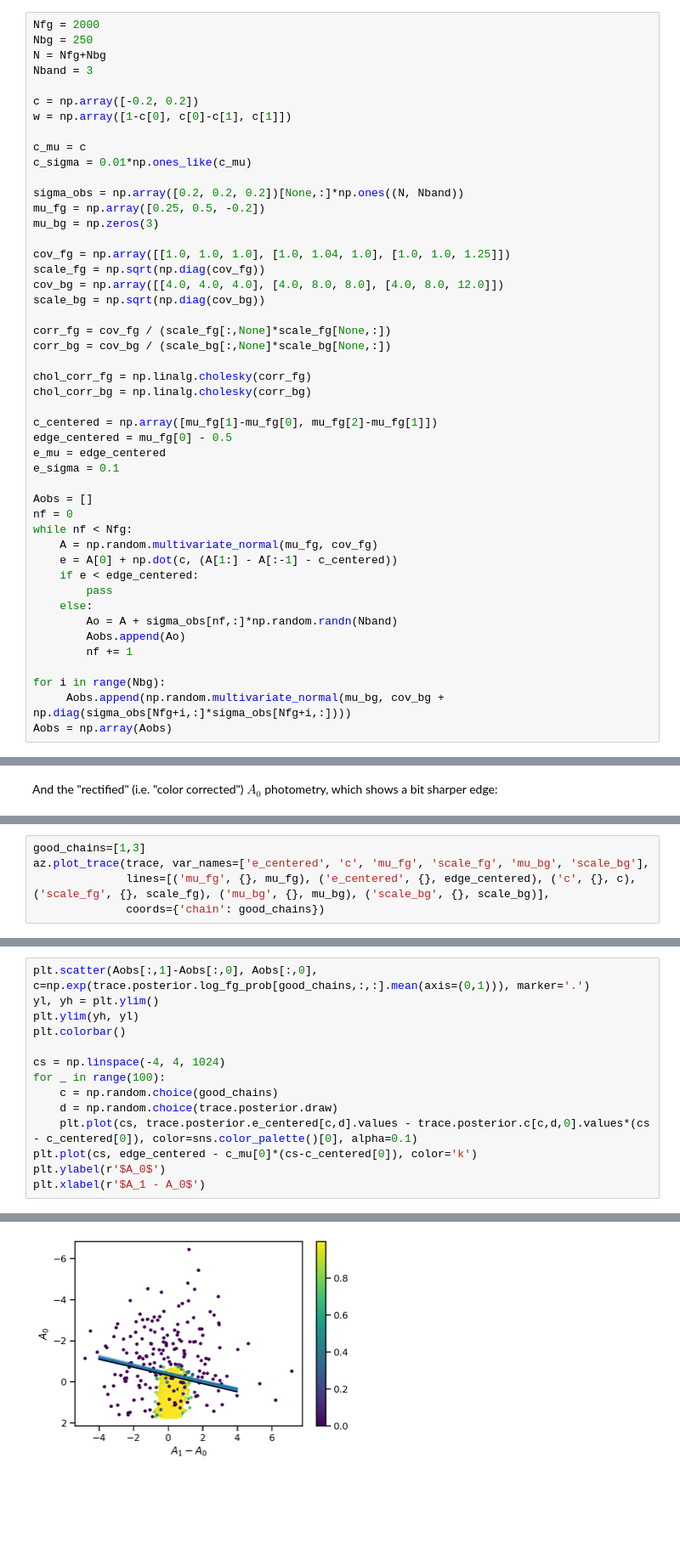
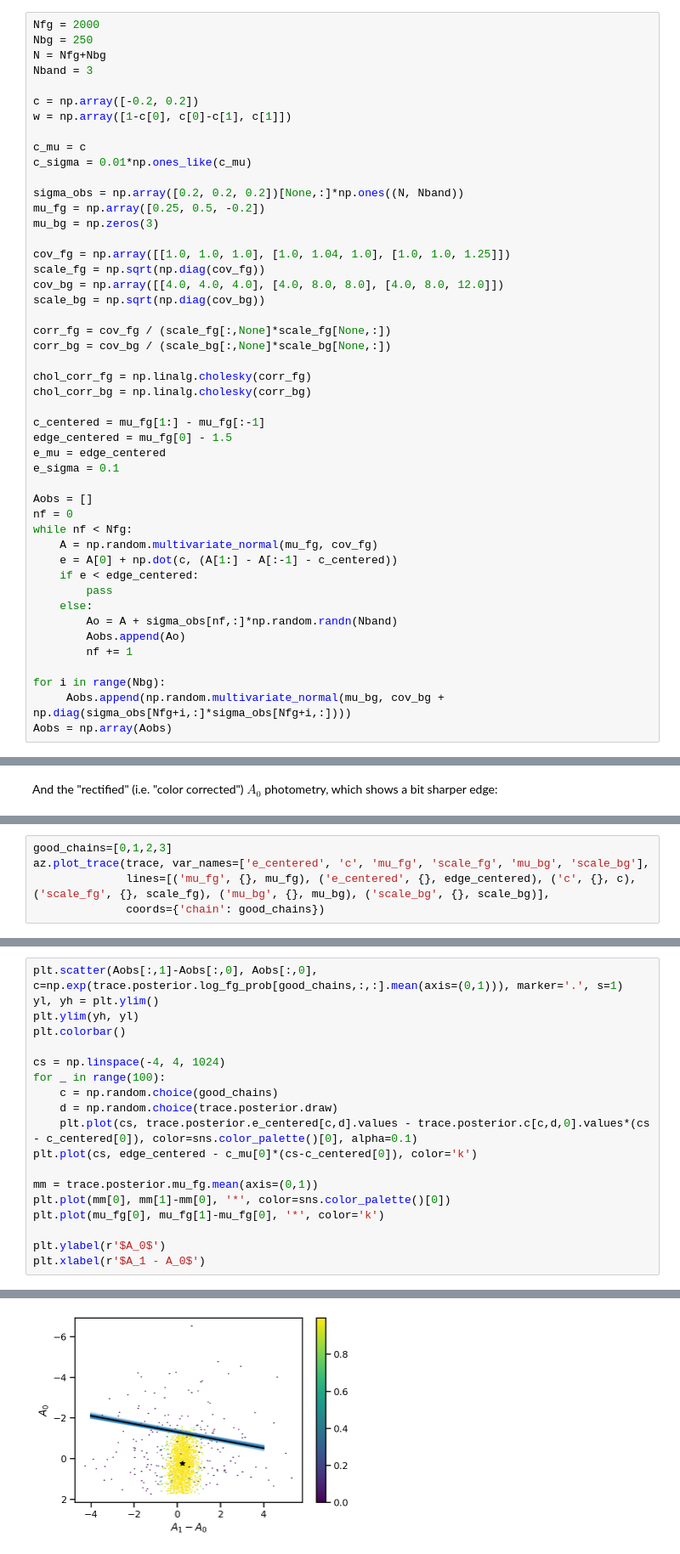
Before and after one commit to farr/EdgePhotometry, a Jupyter notebook: MockPhotometry.ipynb, the cells around one changed output, grey strips where cells are left out. Shown at 85% size. Saved outputs shown, nothing was run; the diff lists cells and outputs as text; blank space fills up the shorter version.

```diff
--- a/MockPhotometry.ipynb
+++ b/MockPhotometry.ipynb
@@ -54,8 +54,8 @@ corr_bg = cov_bg / (scale_bg[:,None]*scale_bg[None,:])
 chol_corr_fg = np.linalg.cholesky(corr_fg)
 chol_corr_bg = np.linalg.cholesky(corr_bg)
 
-c_centered = np.array([mu_fg[1]-mu_fg[0], mu_fg[2]-mu_fg[1]])
-edge_centered = mu_fg[0] - 0.5
+c_centered = mu_fg[1:] - mu_fg[:-1]
+edge_centered = mu_fg[0] - 1.5
 e_mu = edge_centered
 e_sigma = 0.1
 
@@ -155,5 +148,5 @@ Looks like initialization is still an issue, so the cell below is set up to excl
 # %%
-good_chains=[1,3]
+good_chains=[0,1,2,3]
 az.plot_trace(trace, var_names=['e_centered', 'c', 'mu_fg', 'scale_fg', 'mu_bg', 'scale_bg'],
               lines=[('mu_fg', {}, mu_fg), ('e_centered', {}, edge_centered), ('c', {}, c), ('scale_fg', {}, scale_fg), ('mu_bg', {}, mu_bg), ('scale_bg', {}, scale_bg)],
               coords={'chain': good_chains})
@@ -195,17 +188,22 @@ az.summary(trace, var_names=['e_centered', 'c','mu_fg', 'cov_fg', 'mu_bg', 'cov_
 # %%
-plt.scatter(Aobs[:,1]-Aobs[:,0], Aobs[:,0], c=np.exp(trace.posterior.log_fg_prob[good_chains,:,:].mean(axis=(0,1))), marker='.')
+plt.scatter(Aobs[:,1]-Aobs[:,0], Aobs[:,0], c=np.exp(trace.posterior.log_fg_prob[good_chains,:,:].mean(axis=(0,1))), marker='.', s=1)
 yl, yh = plt.ylim()
 plt.ylim(yh, yl)
 plt.colorbar()
 
 cs = np.linspace(-4, 4, 1024)
 for _ in range(100):
     c = np.random.choice(good_chains)
     d = np.random.choice(trace.posterior.draw)
     plt.plot(cs, trace.posterior.e_centered[c,d].values - trace.posterior.c[c,d,0].values*(cs - c_centered[0]), color=sns.color_palette()[0], alpha=0.1)
 plt.plot(cs, edge_centered - c_mu[0]*(cs-c_centered[0]), color='k')
+
+mm = trace.posterior.mu_fg.mean(axis=(0,1))
+plt.plot(mm[0], mm[1]-mm[0], '*', color=sns.color_palette()[0])
+plt.plot(mu_fg[0], mu_fg[1]-mu_fg[0], '*', color='k')
+
 plt.ylabel(r'$A_0$')
 plt.xlabel(r'$A_1 - A_0$')
 # %% [output]
 Text(0.5, 0, '$A_1 - A_0$')
-[figure, old version]
+[figure, new version]
```
Also changed, not shown: parts of 9 cells of this notebook.
